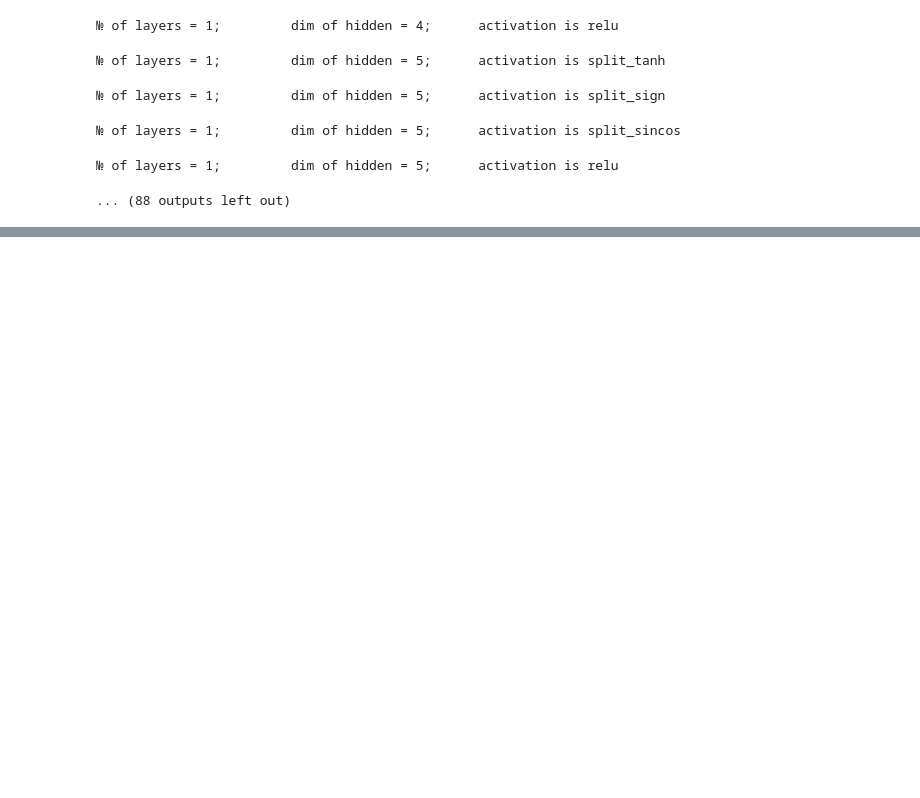
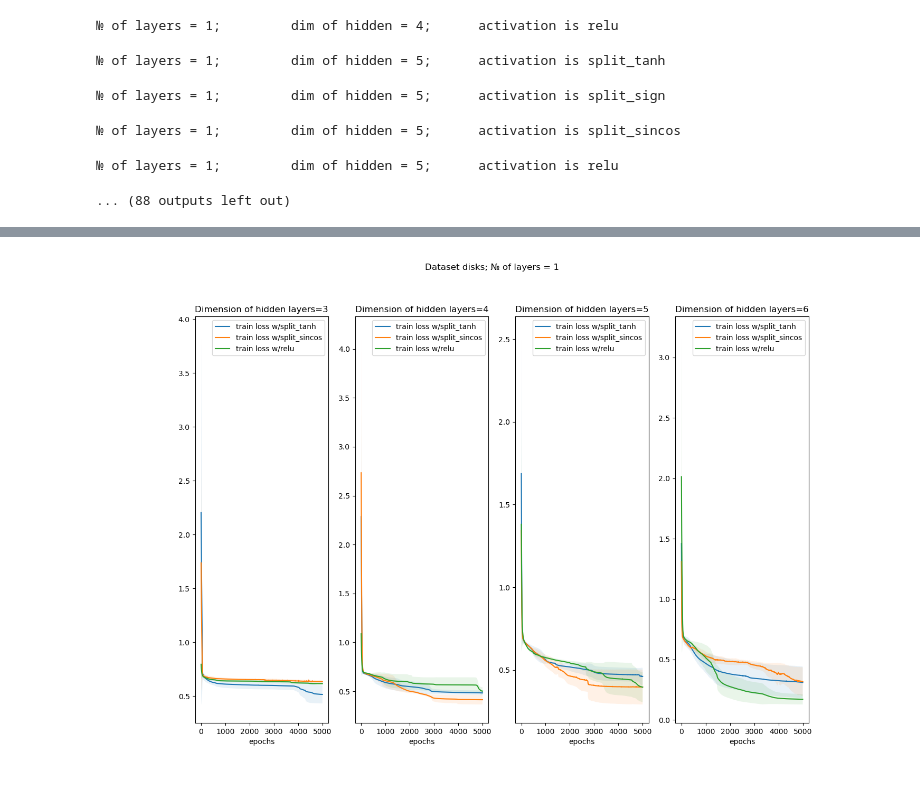
Before and after one commit to Snopoff/Masters-Thesis, a Jupyter notebook: notebooks/activations.ipynb, the cells around one changed output, grey strips where cells are left out. Drawn from its saved outputs; the diff is of its cells as text; code cells hidden in the pictures; blank space fills up the shorter version.

```diff
--- a/notebooks/activations.ipynb
+++ b/notebooks/activations.ipynb
@@ -96,0 +102,4 @@ Experimenting with dataset circles
+# %%
+display.Image("/home/snopoff/Documents/MIPT/Topology and NNs/images/activations/train/Dataset disks; № of layers = 1.png")
+# %% [output]
+[figure, added]
```
Also changed, not shown: parts of 16 cells of this notebook, 7 other files.
